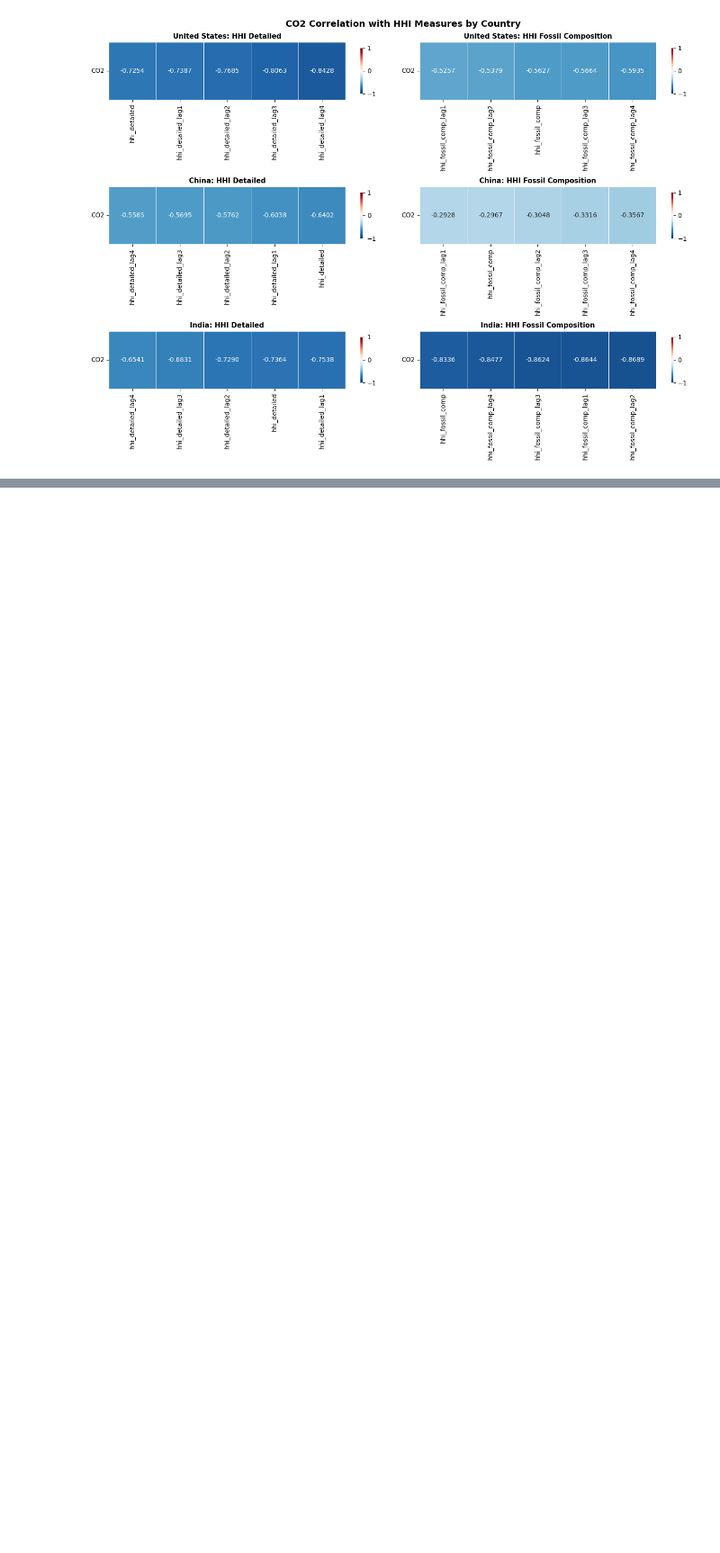
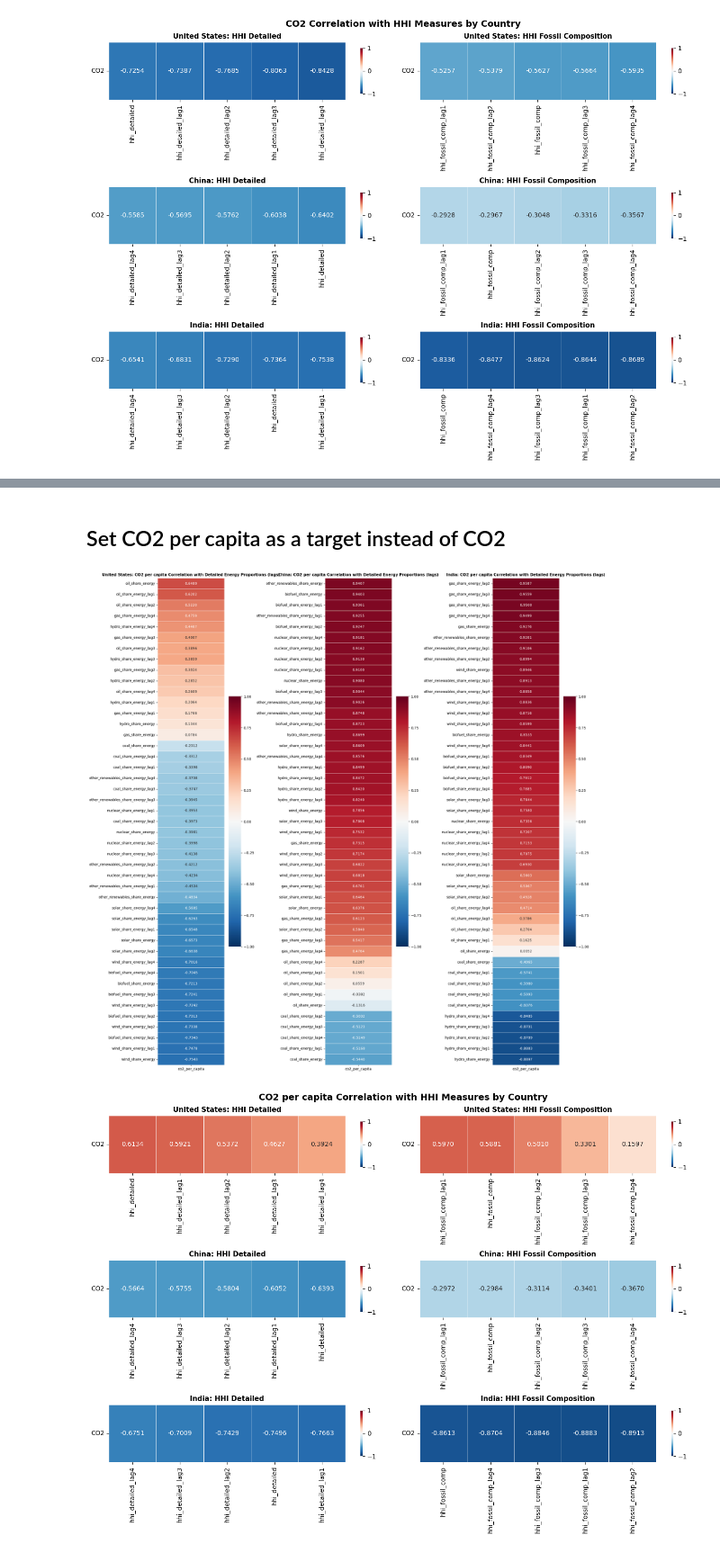
Before and after one commit to pinglainstitute/energy-gdp-emissions, a Jupyter notebook: code/01_02_Feature_Selection.ipynb, the cells around one changed output, grey strips where cells are left out. Shown at 90% size. Saved outputs shown, nothing was run; the diff lists cells and outputs as text; code cells hidden in the pictures; blank space fills up the shorter version.

```diff
--- a/code/01_02_Feature_Selection.ipynb
+++ b/code/01_02_Feature_Selection.ipynb
@@ -488,0 +491,2 @@ plt.show()
+# %% [markdown]
+## Set CO2 per capita as a target instead of CO2
@@ -488,0 +536,46 @@ plt.show()
+# %%
+# Plot 1: Detailed Proportions
+fig1, axes1 = plt.subplots(1, 3, figsize=(20, 20))
+
+for idx, country in enumerate(SELECTED_COUNTRIES):
+    ax = axes1[idx]
+    detailed_corr_matrix = cpc_country_correlations[country]['detailed'].to_frame()
+    sns.heatmap(detailed_corr_matrix, annot=True, fmt='.4f', cmap='RdBu_r', center=0,
+                vmin=-1, vmax=1, linewidths=0.5, cbar_kws={"shrink": 0.8}, ax=ax)
+    ax.set_title(f'{country}: CO2 per capita Correlation with Detailed Energy Proportions (lags)',
+                 fontsize=11, fontweight='bold')
+
+#plt.suptitle('CO2 Correlation with Detailed Energy Proportions by Country', fontsize=14, fontweight='bold')
+plt.tight_layout()
+plot_filepath1 = os.path.join(save_dir, 'cpc_hhi_energy_prop_by_country.png')
+plt.savefig(plot_filepath1, dpi=150, bbox_inches='tight')
+plt.show()
+
+# Plot 2: HHI measures - by country
+fig2, axes2 = plt.subplots(3, 2, figsize=(14, 10))
+
+for idx, country in enumerate(SELECTED_COUNTRIES):
+    # HHI detailed
+    ax_detailed = axes2[idx, 0]
+    hhi_detailed_corr_df = cpc_country_correlations[country]['hhi_detailed'].to_frame().T
+    sns.heatmap(hhi_detailed_corr_df, annot=True, fmt='.4f', cmap='RdBu_r', center=0,
+                vmin=-1, vmax=1, linewidths=0.5, cbar_kws={"shrink": 0.8}, ax=ax_detailed)
+    ax_detailed.set_title(f'{country}: HHI Detailed', fontsize=11, fontweight='bold')
+    ax_detailed.set_yticklabels(['CO2'], rotation=0)
+
+    # HHI fossil
+    ax_fossil = axes2[idx, 1]
+    hhi_fossil_corr_df = cpc_country_correlations[country]['hhi_fossil'].to_frame().T
+    sns.heatmap(hhi_fossil_corr_df, annot=True, fmt='.4f', cmap='RdBu_r', center=0,
+                vmin=-1, vmax=1, linewidths=0.5, cbar_kws={"shrink": 0.8}, ax=ax_fossil)
+    ax_fossil.set_title(f'{country}: HHI Fossil Composition', fontsize=11, fontweight='bold')
+    ax_fossil.set_yticklabels(['CO2'], rotation=0)
+
+plt.suptitle('CO2 per capita Correlation with HHI Measures by Country', fontsize=14, fontweight='bold')
+plt.tight_layout()
+plot_filepath2 = os.path.join(save_dir, 'cpc_hhi_heatmaps_by_country.png')
+plt.savefig(plot_filepath2, dpi=150, bbox_inches='tight')
+plt.show()
+# %% [output]
+[figure, added]
+[figure, added]
```
Also changed, not shown: parts of 11 cells of this notebook.
